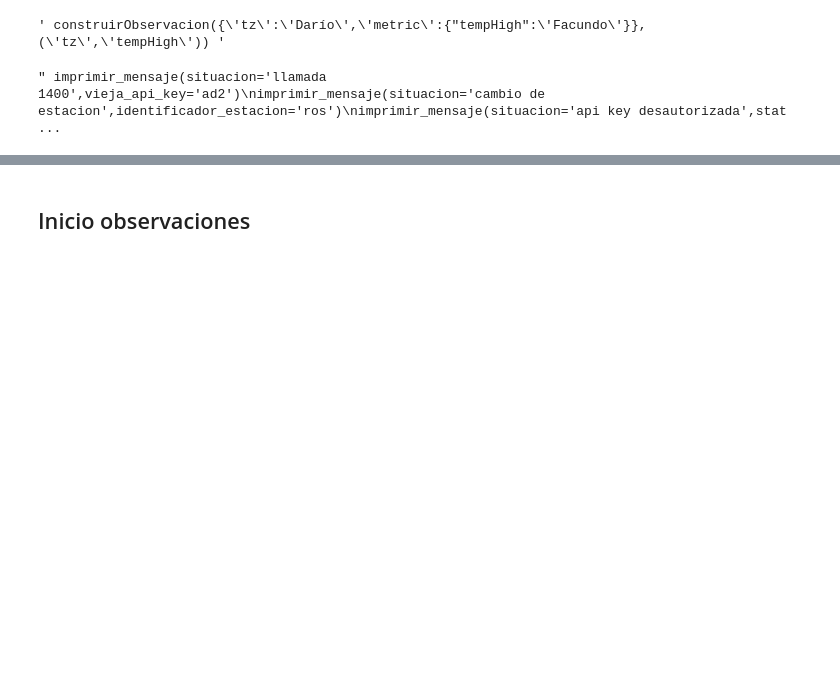
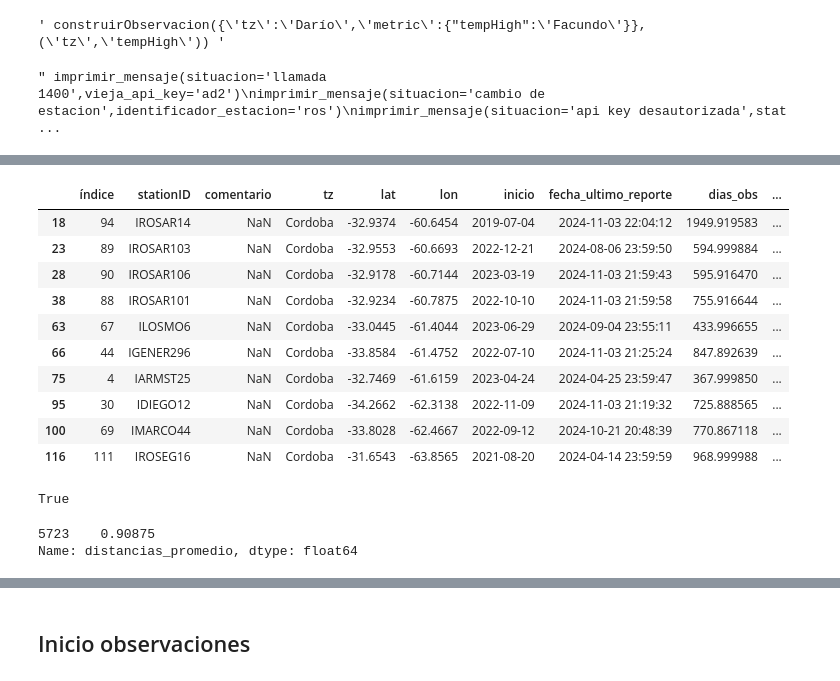
Before and after one commit to Facunditos/wunder, a Jupyter notebook: scraping.ipynb, the cells around one changed output, grey strips where cells are left out. Cells and saved outputs as stored; diff of their text form; code cells hidden in the pictures; blank space fills up the shorter version.

Commit message:
suma de busqueda de estaciones API geolocalizacion

```diff
--- a/scraping.ipynb
+++ b/scraping.ipynb
@@ -190,0 +202,4 @@ def escribirCSV(ruta:str,datos:list,campos_encabezado:tuple)->None:
+# %%
+est_enc_df = pd.read_csv('./estaciones_encontradas.csv',header=None)
+est_enc_df.columns = ['id_est','lat','lon']
+est_enc_id = est_enc_df['id_est']
@@ -190,0 +233,23 @@ def escribirCSV(ruta:str,datos:list,campos_encabezado:tuple)->None:
+# %%
+estaciones_elegidas[(~estaciones_elegidas['stationID'].isin(est_enc_id)) & (estaciones_elegidas['comentario']!='sin observaciones')]
+# %% [output]
+|  | índice | stationID | comentario | tz | lat | lon | inicio | fecha_ultimo_reporte | dias_obs | ... |
+| 18 | 94 | IROSAR14 | NaN | Cordoba | -32.9374 | -60.6454 | 2019-07-04 | 2024-11-03 22:04:12 | 1949.919583 | ... |
+| 23 | 89 | IROSAR103 | NaN | Cordoba | -32.9553 | -60.6693 | 2022-12-21 | 2024-08-06 23:59:50 | 594.999884 | ... |
+| 28 | 90 | IROSAR106 | NaN | Cordoba | -32.9178 | -60.7144 | 2023-03-19 | 2024-11-03 21:59:43 | 595.916470 | ... |
+| 38 | 88 | IROSAR101 | NaN | Cordoba | -32.9234 | -60.7875 | 2022-10-10 | 2024-11-03 21:59:58 | 755.916644 | ... |
+| 63 | 67 | ILOSMO6 | NaN | Cordoba | -33.0445 | -61.4044 | 2023-06-29 | 2024-09-04 23:55:11 | 433.996655 | ... |
+| 66 | 44 | IGENER296 | NaN | Cordoba | -33.8584 | -61.4752 | 2022-07-10 | 2024-11-03 21:25:24 | 847.892639 | ... |
+| 75 | 4 | IARMST25 | NaN | Cordoba | -32.7469 | -61.6159 | 2023-04-24 | 2024-04-25 23:59:47 | 367.999850 | ... |
+| 95 | 30 | IDIEGO12 | NaN | Cordoba | -34.2662 | -62.3138 | 2022-11-09 | 2024-11-03 21:19:32 | 725.888565 | ... |
+| 100 | 69 | IMARCO44 | NaN | Cordoba | -33.8028 | -62.4667 | 2022-09-12 | 2024-10-21 20:48:39 | 770.867118 | ... |
+| 116 | 111 | IROSEG16 | NaN | Cordoba | -31.6543 | -63.8565 | 2021-08-20 | 2024-04-14 23:59:59 | 968.999988 | ... |
+# %%
+'ramiro' in ['ramiro']
+# %% [output]
+True
+# %%
+distancia_s.loc[distancia_s== distancia_s.min()]
+# %% [output]
+5723    0.90875
+Name: distancias_promedio, dtype: float64
```
Also changed, not shown: parts of 17 cells of this notebook, 40 other files.
